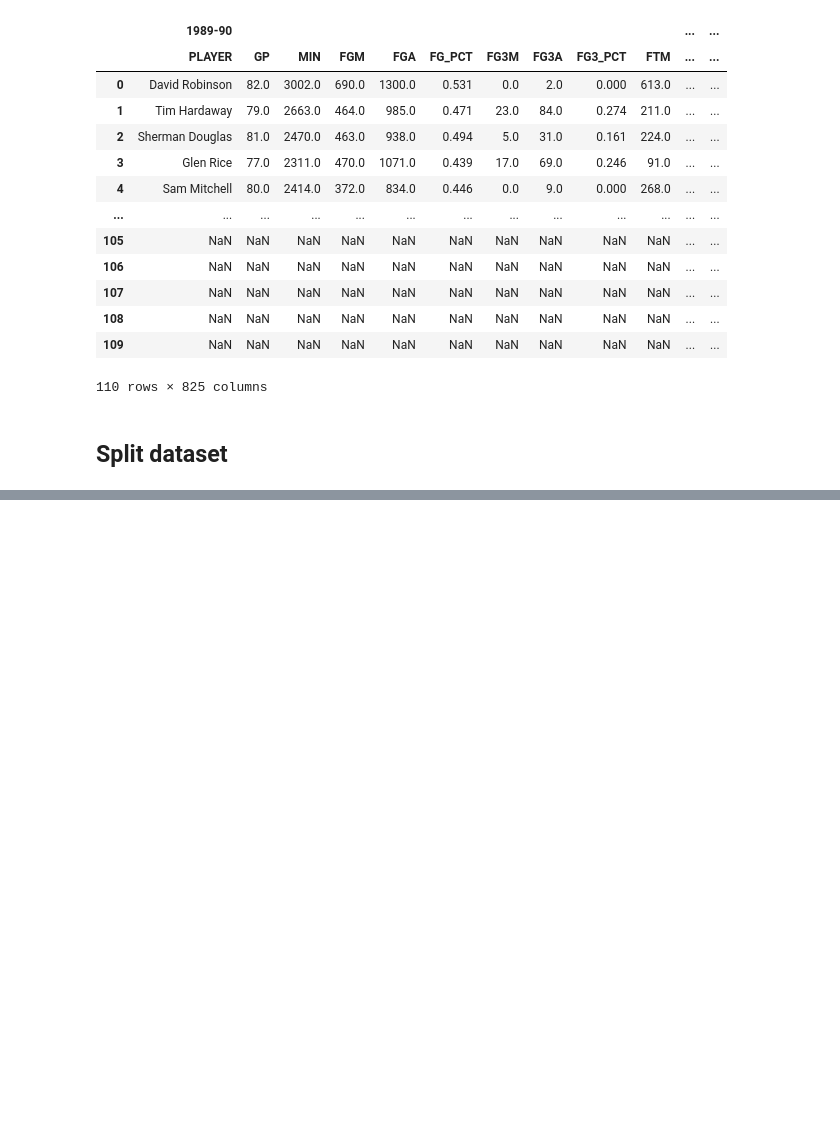
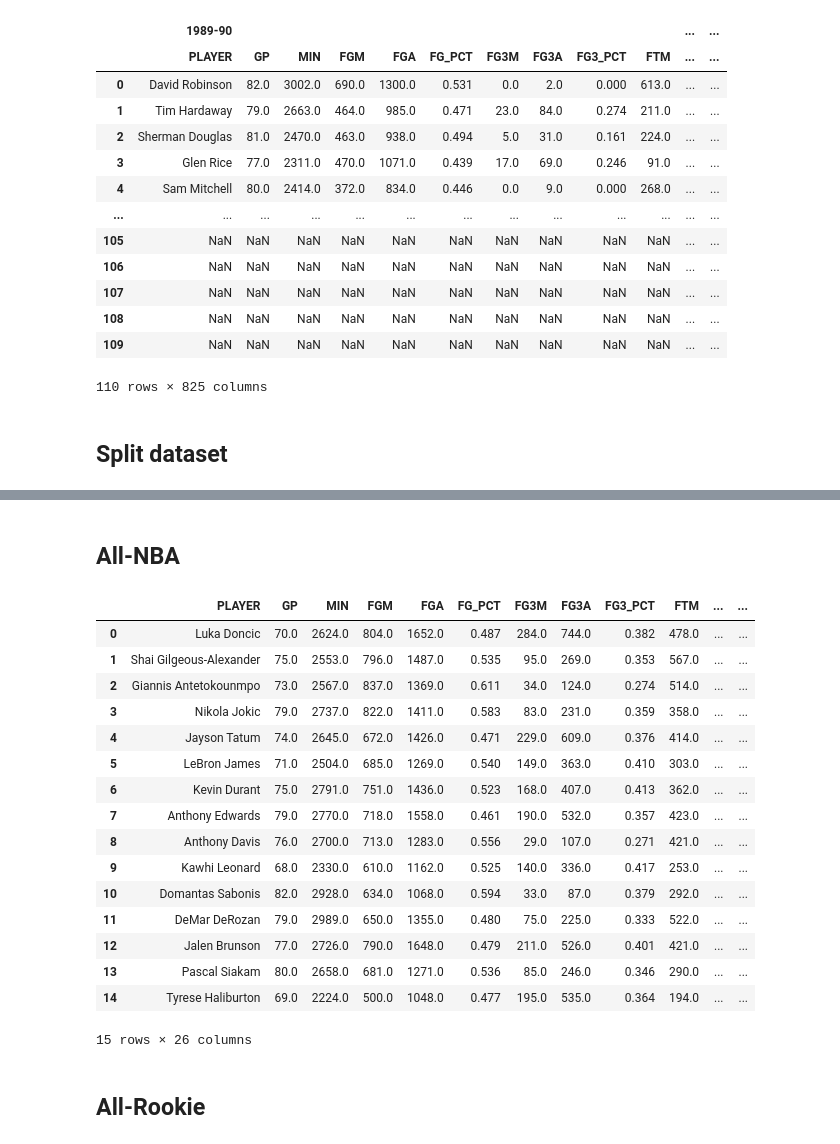
Before and after one commit to KozAAAAA/nba_predictions, a Jupyter notebook: nba_predictions.ipynb, the cells around one changed output, grey strips where cells are left out. Drawn from its saved outputs; the diff is of its cells as text; code cells hidden in the pictures; blank space fills up the shorter version.

Commit message:
Train random tree regressor to predict best players

```diff
--- a/nba_predictions.ipynb
+++ b/nba_predictions.ipynb
@@ -269,6 +289,9 @@ def append_seasons_on_each_other(df, seasons):
     stacked_df = stacked_df.reset_index(drop=True)
     return stacked_df
 # %%
-train_combined_all_nba = append_seasons_on_each_other(combined_all_nba_df, train_seasons)
+train_combined_all_nba = append_seasons_on_each_other(
+    combined_all_nba_df, train_seasons
+)
+val_combined_all_nba = append_seasons_on_each_other(combined_all_nba_df, val_seasons)
 test_combined_all_nba = append_seasons_on_each_other(combined_all_nba_df, test_seasons)
 # %%
@@ -278,0 +309,6 @@ test_combined_all_rookie = append_seasons_on_each_other(combined_all_rookie_df,
+# %%
+def get_n_best_players(df, pred, n):
+    ind = np.argpartition(pred, -n)[-n:]
+    ind = ind[np.argsort(pred[ind])][::-1]
+    df = df.iloc[ind].reset_index(drop=True)
+    return pd.concat([df, pd.DataFrame(pred[ind], columns=["PRED"])], axis=1)
@@ -278,0 +350,50 @@ test_combined_all_rookie = append_seasons_on_each_other(combined_all_rookie_df,
+# %%
+def train_val_test_model(train_df, val_df, test_df, n_best, random_state=0):
+    regr = RandomForestRegressor(random_state=random_state)
+    regr.fit(
+        train_df.drop(columns=["PLAYER", "AWARD"], errors="ignore"),
+        train_df["AWARD"],
+    )
+
+    test_score = regr.score(
+        val_df.drop(columns=["PLAYER", "AWARD"], errors="ignore"), val_df["AWARD"]
+    )
+    predicted_awards = regr.predict(test_df.drop(columns=["PLAYER", "AWARD"]))
+    best_players_df = get_n_best_players(test_df, predicted_awards, n_best)
+    points = calculate_points(best_players_df, enable_combo=True)
+
+    return regr, best_players_df, test_score, points
+# %% [markdown]
+## All-NBA
+# %%
+regr_all_nba, best_players_all_nba_df, test_score_all_nba, points_all_nba = (
+    train_val_test_model(
+        train_combined_all_nba,
+        val_combined_all_nba,
+        test_combined_all_nba,
+        n_best=15,
+        random_state=41,
+    )
+)
+# %%
+best_players_all_nba_df
+# %% [output]
+|  | PLAYER | GP | MIN | FGM | FGA | FG_PCT | FG3M | FG3A | FG3_PCT | FTM | ... | ... |
+| 0 | Luka Doncic | 70.0 | 2624.0 | 804.0 | 1652.0 | 0.487 | 284.0 | 744.0 | 0.382 | 478.0 | ... | ... |
+| 1 | Shai Gilgeous-Alexander | 75.0 | 2553.0 | 796.0 | 1487.0 | 0.535 | 95.0 | 269.0 | 0.353 | 567.0 | ... | ... |
+| 2 | Giannis Antetokounmpo | 73.0 | 2567.0 | 837.0 | 1369.0 | 0.611 | 34.0 | 124.0 | 0.274 | 514.0 | ... | ... |
+| 3 | Nikola Jokic | 79.0 | 2737.0 | 822.0 | 1411.0 | 0.583 | 83.0 | 231.0 | 0.359 | 358.0 | ... | ... |
+| 4 | Jayson Tatum | 74.0 | 2645.0 | 672.0 | 1426.0 | 0.471 | 229.0 | 609.0 | 0.376 | 414.0 | ... | ... |
+| 5 | LeBron James | 71.0 | 2504.0 | 685.0 | 1269.0 | 0.540 | 149.0 | 363.0 | 0.410 | 303.0 | ... | ... |
+| 6 | Kevin Durant | 75.0 | 2791.0 | 751.0 | 1436.0 | 0.523 | 168.0 | 407.0 | 0.413 | 362.0 | ... | ... |
+| 7 | Anthony Edwards | 79.0 | 2770.0 | 718.0 | 1558.0 | 0.461 | 190.0 | 532.0 | 0.357 | 423.0 | ... | ... |
+| 8 | Anthony Davis | 76.0 | 2700.0 | 713.0 | 1283.0 | 0.556 | 29.0 | 107.0 | 0.271 | 421.0 | ... | ... |
+| 9 | Kawhi Leonard | 68.0 | 2330.0 | 610.0 | 1162.0 | 0.525 | 140.0 | 336.0 | 0.417 | 253.0 | ... | ... |
+| 10 | Domantas Sabonis | 82.0 | 2928.0 | 634.0 | 1068.0 | 0.594 | 33.0 | 87.0 | 0.379 | 292.0 | ... | ... |
+| 11 | DeMar DeRozan | 79.0 | 2989.0 | 650.0 | 1355.0 | 0.480 | 75.0 | 225.0 | 0.333 | 522.0 | ... | ... |
+| 12 | Jalen Brunson | 77.0 | 2726.0 | 790.0 | 1648.0 | 0.479 | 211.0 | 526.0 | 0.401 | 421.0 | ... | ... |
+| 13 | Pascal Siakam | 80.0 | 2658.0 | 681.0 | 1271.0 | 0.536 | 85.0 | 246.0 | 0.346 | 290.0 | ... | ... |
+| 14 | Tyrese Haliburton | 69.0 | 2224.0 | 500.0 | 1048.0 | 0.477 | 195.0 | 535.0 | 0.364 | 194.0 | ... | ... |
+15 rows × 26 columns
+# %% [markdown]
+## All-Rookie
```
Also changed, not shown: parts of 11 cells of this notebook.
